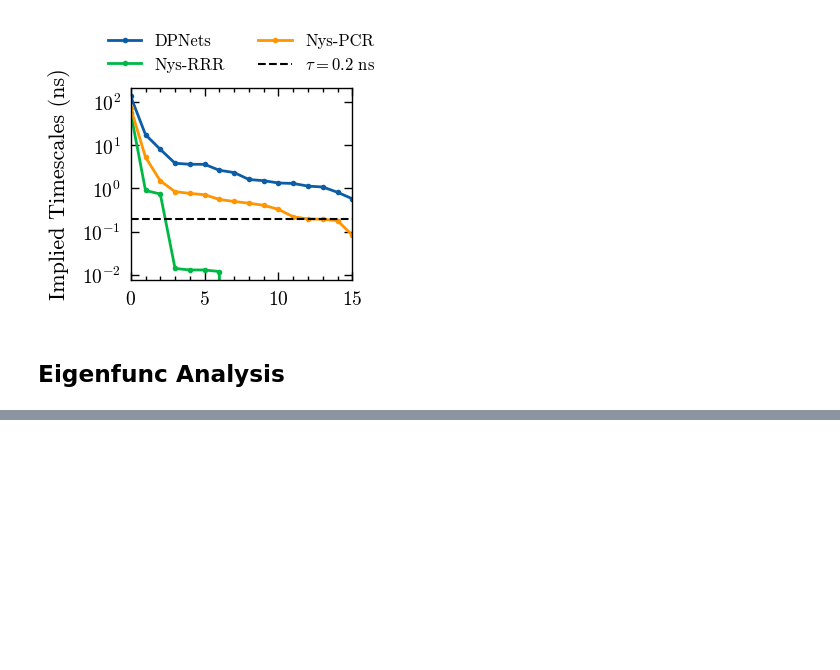
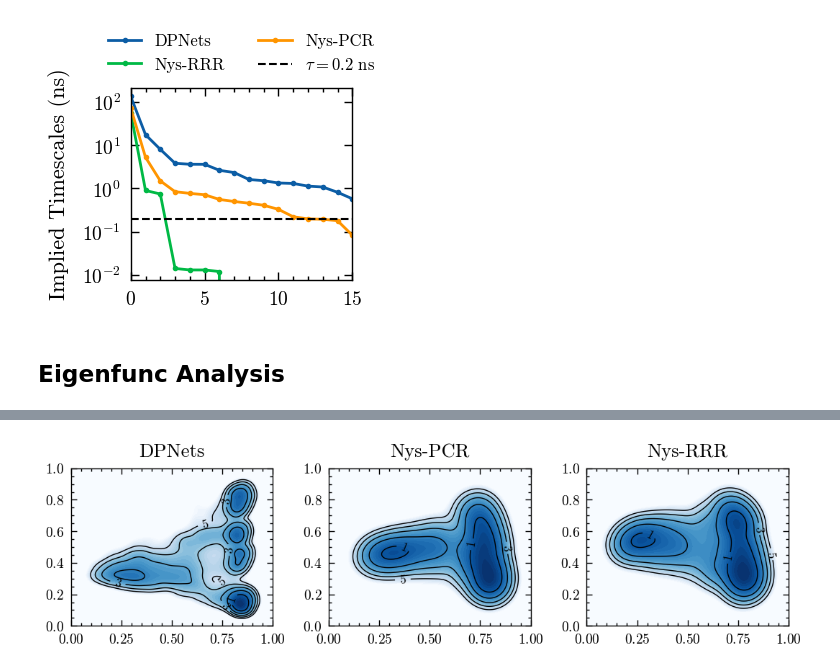
Before and after one commit to pietronvll/DPNets, a Jupyter notebook: chignolin/figures.ipynb, the cells around one changed output, grey strips where cells are left out. Drawn from its saved outputs; the diff is of its cells as text; code cells hidden in the pictures; blank space fills up the shorter version.

```diff
--- a/chignolin/figures.ipynb
+++ b/chignolin/figures.ipynb
@@ -323 +326,30 @@ Folding enthalpy (T = 340K)
 --------------------------------------------------------------------
+# %%
+#Plot free energy surfaces
+fig, axes = plt.subplots(1, 3, figsize=figsize(wratio = 1, width_to_height = 3/0.9), dpi=200)
+bw = [0.1, 0.05, 0.05]
+k_B = 0.0019872041
+T = 340
+for ax_idx, model in enumerate(ordered_models):
+    ax = axes[ax_idx]
+    eig_idx = np.array([1, 2])
+    if model == 'Nys-RRR':
+        eig_idx = eig_idx -1
+    x, fes, _ = free_energy_surface(model, eig_idx, bw = bw[ax_idx])
+    #Center x
+    xmx = x.max(axis=0)
+    xmn = x.min(axis=0)
+    x = (x - xmn)/(xmx - xmn)
+    fes = np.where(np.isnan(fes), np.inf, fes)
+    fes = fes - fes.min()
+    fes = fes*k_B*T
+    energy_cap = 10
+    fes = np.where(fes < energy_cap, fes, energy_cap)
+    ax.tricontourf(x[:, 0], x[:, 1], fes, levels = np.linspace(0, 20, 100), cmap='Blues_r', vmax=6.5);
+    ctr = ax.tricontour(x[:, 0], x[:, 1], fes, levels = [1, 2, 3, 4, 5], linewidths=0.5, colors='k');
+    ax.set_title(model)
+    ax.clabel(ctr, [1, 3, 5], inline=1, fontsize=6)
+fig.tight_layout()
+fig.savefig("figures/fes.png")
+# %% [output]
+[figure, added]
```
Also changed, not shown: parts of 7 cells of this notebook, 4 other files.
